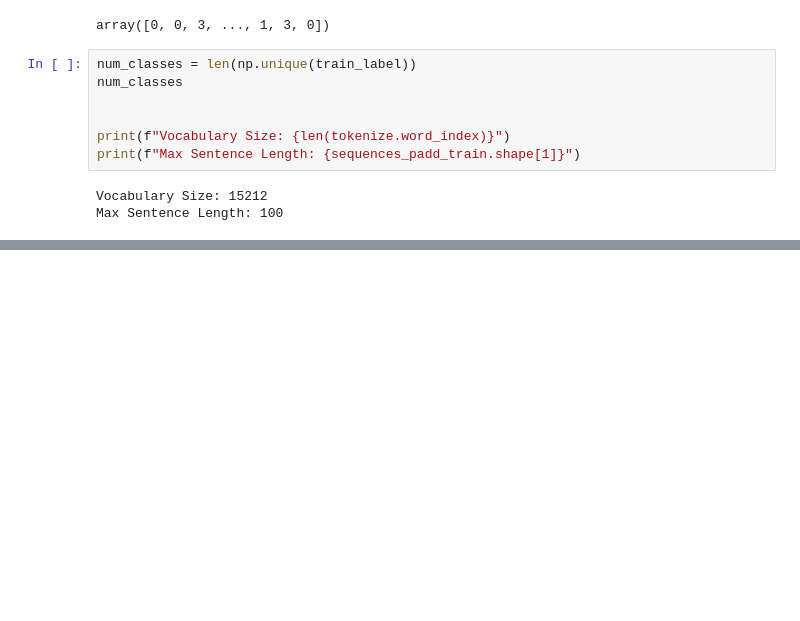
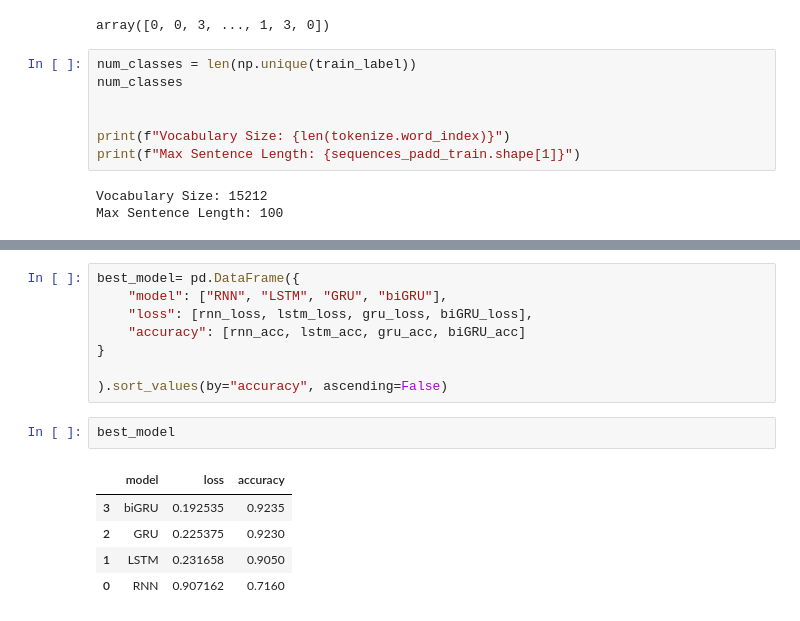
Before and after one commit to Naveen-gale/DATA-SCENS-LEARNING, a Jupyter notebook: emotionanalyses.ipynb, the cells around one changed output, grey strips where cells are left out. Drawn from its saved outputs; the diff is of its cells as text; blank space fills up the shorter version.

```diff
--- a/emotionanalyses.ipynb
+++ b/emotionanalyses.ipynb
@@ -134,0 +366,16 @@ Max Sentence Length: 100
+# %%
+best_model= pd.DataFrame({
+    "model": ["RNN", "LSTM", "GRU", "biGRU"],
+    "loss": [rnn_loss, lstm_loss, gru_loss, biGRU_loss],
+    "accuracy": [rnn_acc, lstm_acc, gru_acc, biGRU_acc]
+}
+
+).sort_values(by="accuracy", ascending=False)
+# %%
+best_model
+# %% [output]
+|  | model | loss | accuracy |
+| 3 | biGRU | 0.192535 | 0.9235 |
+| 2 | GRU | 0.225375 | 0.9230 |
+| 1 | LSTM | 0.231658 | 0.9050 |
+| 0 | RNN | 0.907162 | 0.7160 |
```
Also changed, not shown: parts of 14 cells of this notebook.
